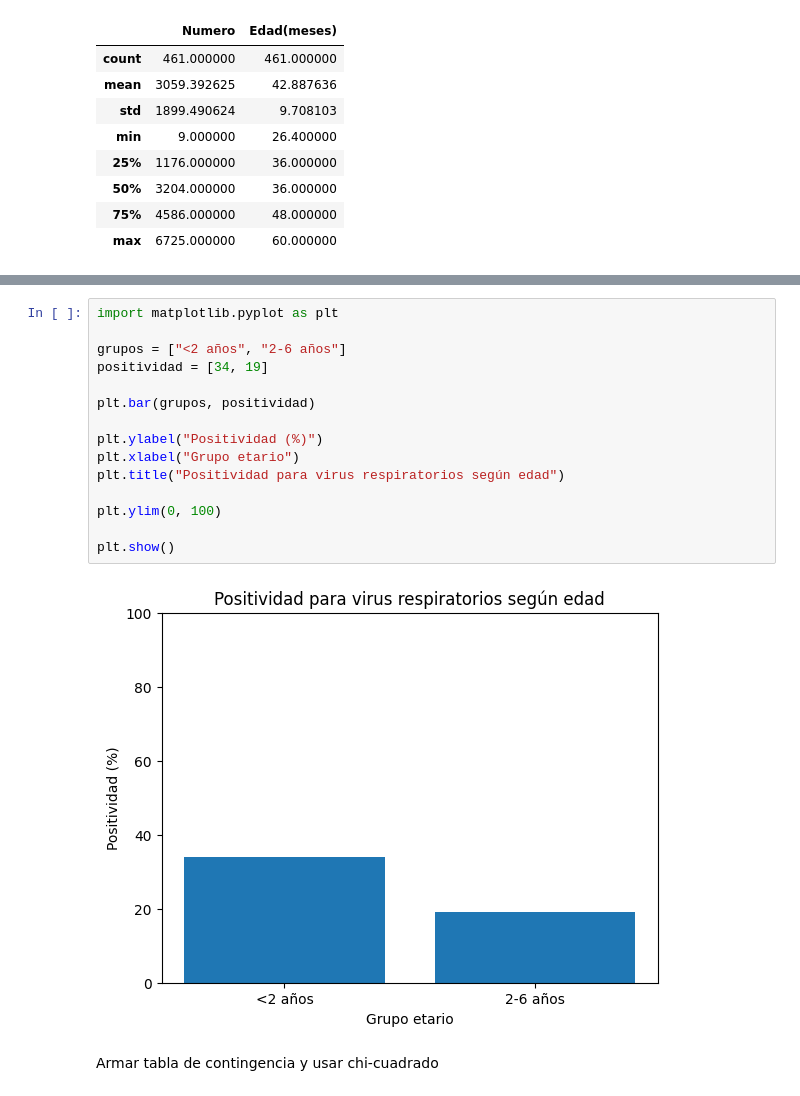
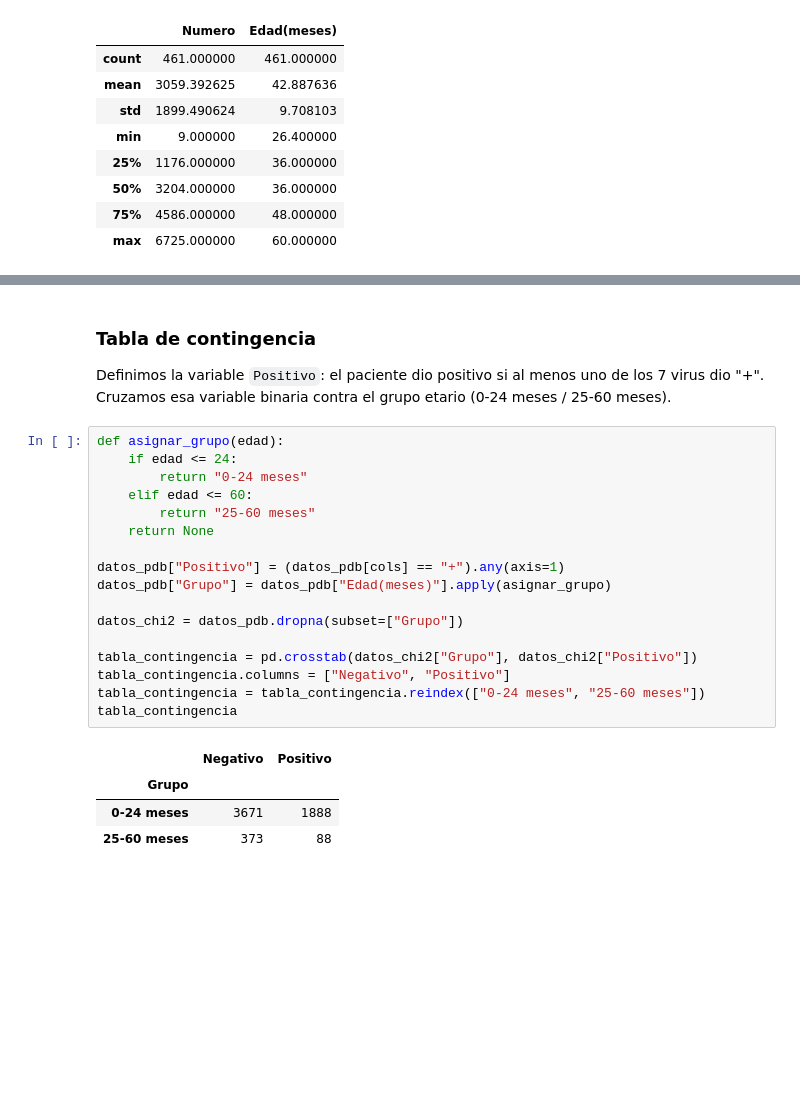
Before and after one commit to AbrSantiago/unq-estadistica-2026s2, a Jupyter notebook: tp2/tp-2.ipynb, the cells around one changed output, grey strips where cells are left out. Cells and saved outputs as stored; diff of their text form; blank space fills up the shorter version.

```diff
--- a/tp2/tp-2.ipynb
+++ b/tp2/tp-2.ipynb
@@ -75,22 +61,29 @@ media_mayores = cantidad_positivos_mayores / 461
 print(media_mayores)
 # %% [output]
 0.19088937093275488
-# %%
-import matplotlib.pyplot as plt
-
-grupos = ["<2 años", "2-6 años"]
-positividad = [34, 19]
-
-plt.bar(grupos, positividad)
-
-plt.ylabel("Positividad (%)")
-plt.xlabel("Grupo etario")
-plt.title("Positividad para virus respiratorios según edad")
-
-plt.ylim(0, 100)
-
-plt.show()
-# %% [output]
-[figure, removed]
-# %% [markdown]
-Armar tabla de contingencia y usar chi-cuadrado
+# %% [markdown]
+### Tabla de contingencia
+
+Definimos la variable `Positivo`: el paciente dio positivo si al menos uno de los 7 virus dio "+". Cruzamos esa variable binaria contra el grupo etario (0-24 meses / 25-60 meses).
+# %%
+def asignar_grupo(edad):
+    if edad <= 24:
+        return "0-24 meses"
+    elif edad <= 60:
+        return "25-60 meses"
+    return None
+
+datos_pdb["Positivo"] = (datos_pdb[cols] == "+").any(axis=1)
+datos_pdb["Grupo"] = datos_pdb["Edad(meses)"].apply(asignar_grupo)
+
+datos_chi2 = datos_pdb.dropna(subset=["Grupo"])
+
+tabla_contingencia = pd.crosstab(datos_chi2["Grupo"], datos_chi2["Positivo"])
+tabla_contingencia.columns = ["Negativo", "Positivo"]
+tabla_contingencia = tabla_contingencia.reindex(["0-24 meses", "25-60 meses"])
+tabla_contingencia
+# %% [output]
+|  | Negativo | Positivo |
+| Grupo |  |  |
+| 0-24 meses | 3671 | 1888 |
+| 25-60 meses | 373 | 88 |
```
Also changed, not shown: parts of 6 cells of this notebook, 2 other files.
